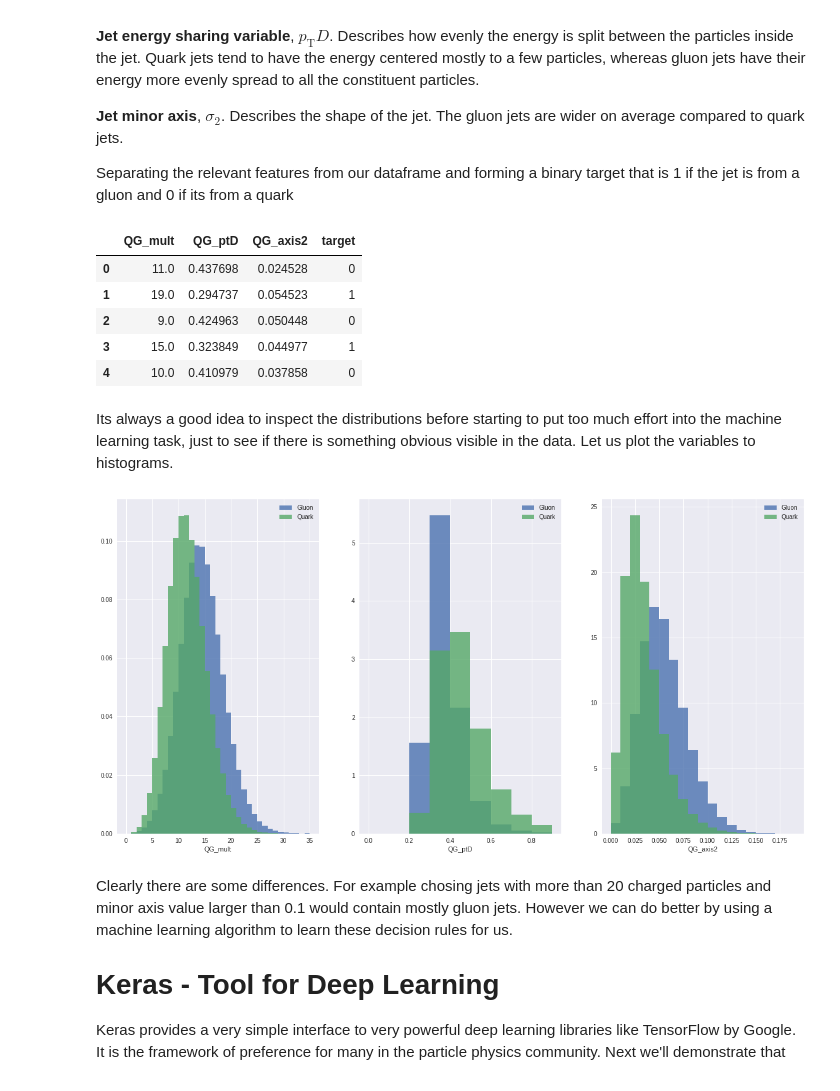
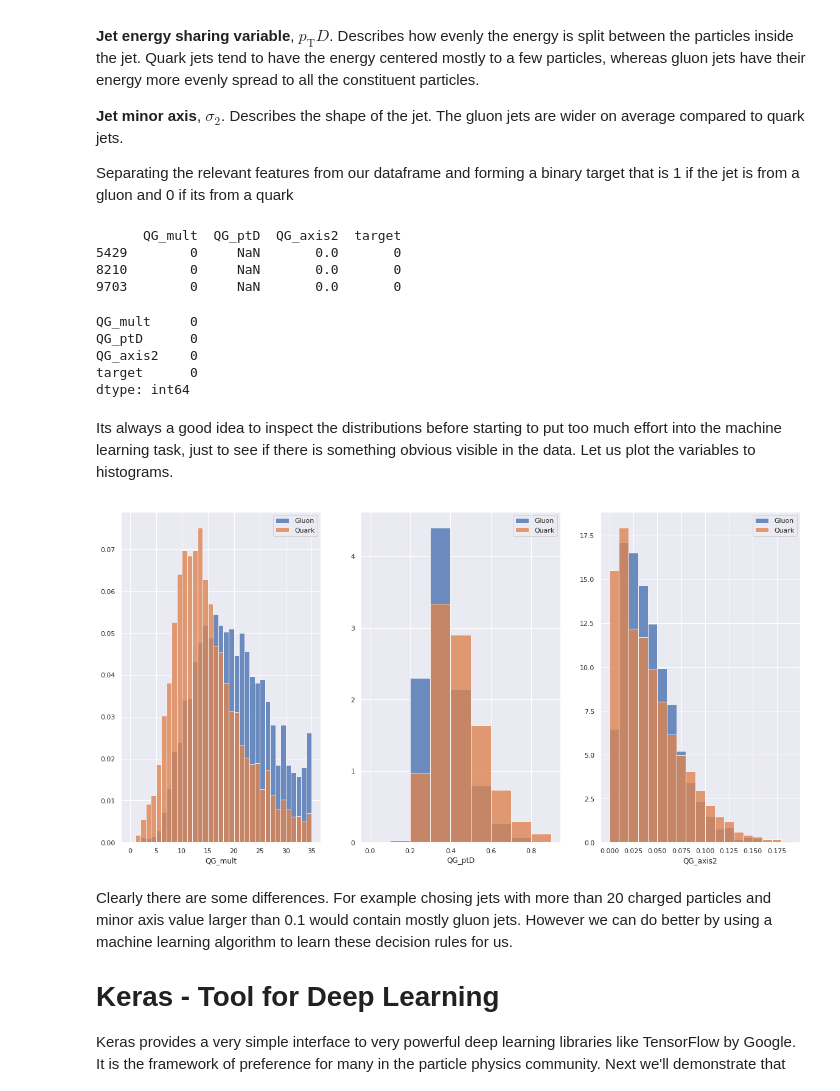
Before and after one commit to kirschen/DeepLearningJupyter, a Jupyter notebook: DeepLearning_demo.ipynb, the cells around one changed output. Cells and saved outputs as stored; diff of their text form; code cells hidden in the pictures.

```diff
--- a/DeepLearning_demo.ipynb
+++ b/DeepLearning_demo.ipynb
@@ -29,6 +60,10 @@ As jets are objects created due to a color charge carrying particle hadronizing
 Let us begin by loading a sample of simulated quark and gluon jets, and inspecting its contents
 # %%
 #Read data into a pandas DataFrame. Sorry this also takes a moment, approx half a minute
-data = read_root('./preprocessed_files.root')
+data = read_root('../ForOutreach/small_10K.root')
+#Not used here, but would work like above for root files (with root and root_pandas successfully installed)
+
+#Read in CSV
+#data = pd.read_csv("small_10K.csv")
 data.head()
 # %% [output]
@@ -56,29 +94,38 @@ df_=data[['QG_mult','QG_ptD','QG_axis2']].copy()
 #Adding a column containing the target
 df_['target']=data['isPhysG']
 
-df_.head()
+#we have some data quality issue here: NaNs are nasty, so clean them away
+print(df_[df_['QG_ptD'].isnull()])
+df_.isna().sum()
+df_=df_.dropna()
+df_.isna().sum()
 # %% [output]
-|  | QG_mult | QG_ptD | QG_axis2 | target |
-| 0 | 11.0 | 0.437698 | 0.024528 | 0 |
-| 1 | 19.0 | 0.294737 | 0.054523 | 1 |
-| 2 | 9.0 | 0.424963 | 0.050448 | 0 |
-| 3 | 15.0 | 0.323849 | 0.044977 | 1 |
-| 4 | 10.0 | 0.410979 | 0.037858 | 0 |
+      QG_mult  QG_ptD  QG_axis2  target
+5429        0     NaN       0.0       0
+8210        0     NaN       0.0       0
+9703        0     NaN       0.0       0
+QG_mult     0
+QG_ptD      0
+QG_axis2    0
+target      0
+dtype: int64
 # %% [markdown]
 Its always a good idea to inspect the distributions before starting to put too much effort into the machine learning task, just to see if there is something obvious visible in the data. Let us plot the variables to histograms.
 # %%
+%matplotlib inline
 columns=['QG_mult','QG_ptD','QG_axis2']
 binnings=[np.arange(0.0,36.0,1.0),np.arange(0.0,1.0,0.1),np.arange(0.0,0.2,0.01)]
 ind=0
 fig,axes = plt.subplots(1,3,figsize=(20,10))
 for column in columns:
-    axes[ind].hist(df_[df_['target']==1][column],bins=binnings[ind],alpha=0.8,label='Gluon',normed=1)
-    axes[ind].hist(df_[df_['target']==0][column],bins=binnings[ind],alpha=0.8,label='Quark',normed=1)
+    #print ind, binnings[ind]
+    axes[ind].hist(df_[df_['target']==1][column],bins=binnings[ind],alpha=0.8,label='Gluon',density=1)
+    axes[ind].hist(df_[df_['target']==0][column],bins=binnings[ind],alpha=0.8,label='Quark',density=1)
     axes[ind].set_xlabel(column)
     axes[ind].legend()
     ind=ind+1
 # %% [output]
-[figure, old version]
+[figure, new version]
 # %% [markdown]
 Clearly there are some differences. For example chosing jets with more than 20 charged particles and minor axis value larger than 0.1 would contain mostly gluon jets. However we can do better by using a machine learning algorithm to learn these decision rules for us.
 
```
Also changed, not shown: parts of 12 cells of this notebook.
